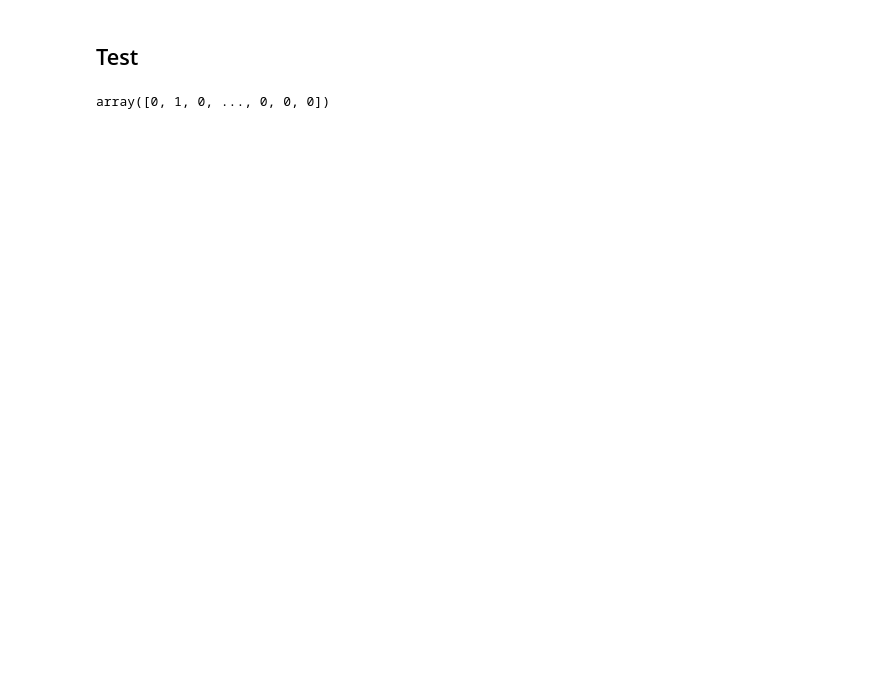
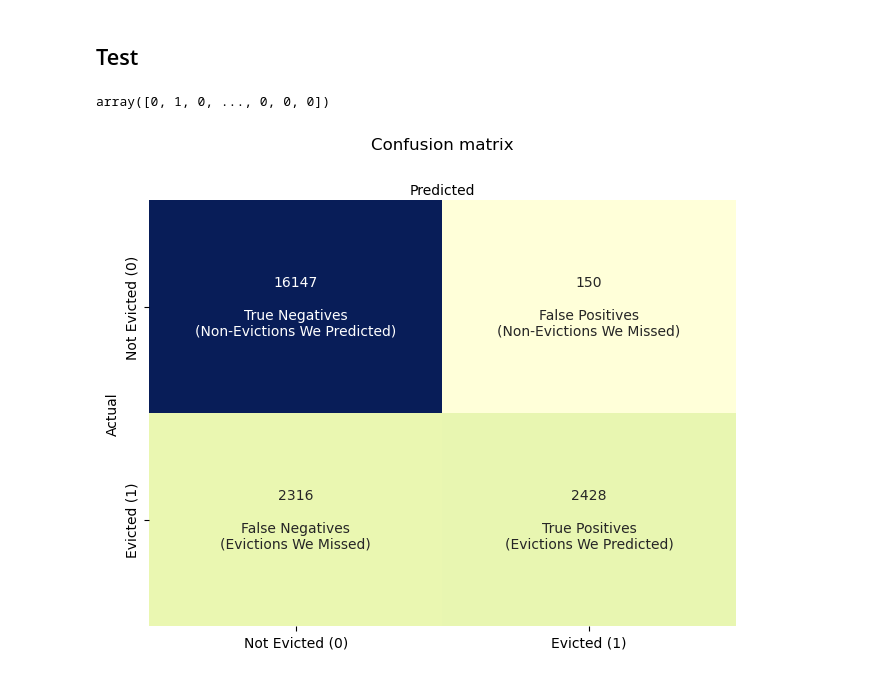
Before and after one commit to ncsg/ursp688y_sp2023, a Jupyter notebook: demos/demo13/demo13.ipynb, the cells around one changed output. Cells and saved outputs as stored; diff of their text form; code cells hidden in the pictures; blank space fills up the shorter version.

Commit message:
updates for demo13

```diff
--- a/demos/demo13/demo13.ipynb
+++ b/demos/demo13/demo13.ipynb
@@ -719,5 +703,7 @@ y_pred
 # %% [output]
 array([0, 1, 0, ..., 0, 0, 0])
 # %%
-confusion_matrix(y_test, y_pred)
+demo13.confusion_matrix(y_test, y_pred)
+# %% [output]
+[figure, added]
 # %%
```
Also changed, not shown: parts of 17 cells of this notebook, 1 other file.
